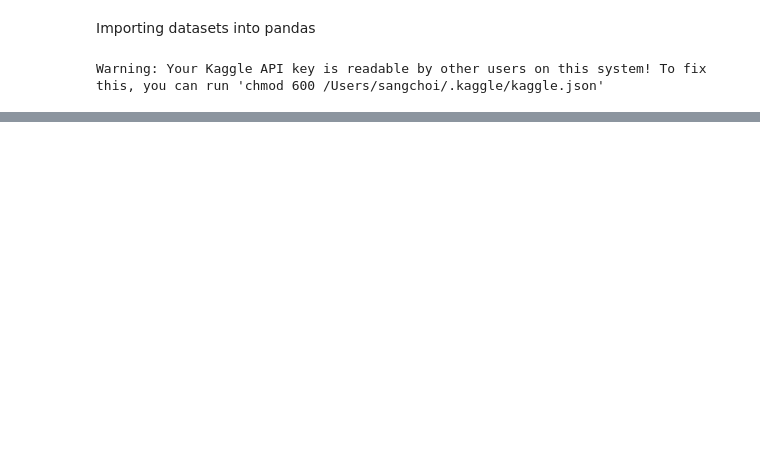
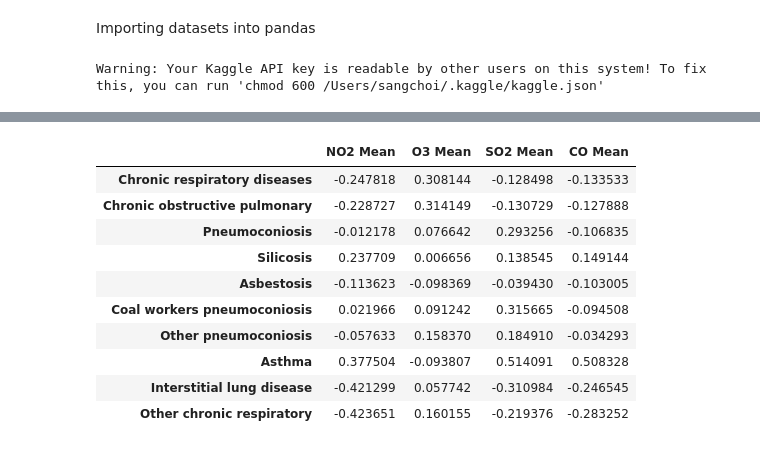
Before and after one commit to sangchoi93/US_Pollution, a Jupyter notebook: US_Pollution_Analysis.ipynb, the cells around one changed output, grey strips where cells are left out. Cells and saved outputs as stored; diff of their text form; code cells hidden in the pictures; blank space fills up the shorter version.

```diff
--- a/US_Pollution_Analysis.ipynb
+++ b/US_Pollution_Analysis.ipynb
@@ -120,0 +132,14 @@ pickle.dump( correlation_graph, open( 'correlation_table.pkl', "wb" ) )
+# %%
+df_grouped.corr()[:4][list_sheet_names].T
+# %% [output]
+|  | NO2 Mean | O3 Mean | SO2 Mean | CO Mean |
+| Chronic respiratory diseases | -0.247818 | 0.308144 | -0.128498 | -0.133533 |
+| Chronic obstructive pulmonary | -0.228727 | 0.314149 | -0.130729 | -0.127888 |
+| Pneumoconiosis | -0.012178 | 0.076642 | 0.293256 | -0.106835 |
+| Silicosis | 0.237709 | 0.006656 | 0.138545 | 0.149144 |
+| Asbestosis | -0.113623 | -0.098369 | -0.039430 | -0.103005 |
+| Coal workers pneumoconiosis | 0.021966 | 0.091242 | 0.315665 | -0.094508 |
+| Other pneumoconiosis | -0.057633 | 0.158370 | 0.184910 | -0.034293 |
+| Asthma | 0.377504 | -0.093807 | 0.514091 | 0.508328 |
+| Interstitial lung disease | -0.421299 | 0.057742 | -0.310984 | -0.246545 |
+| Other chronic respiratory | -0.423651 | 0.160155 | -0.219376 | -0.283252 |
```
Also changed, not shown: parts of 7 cells of this notebook.
